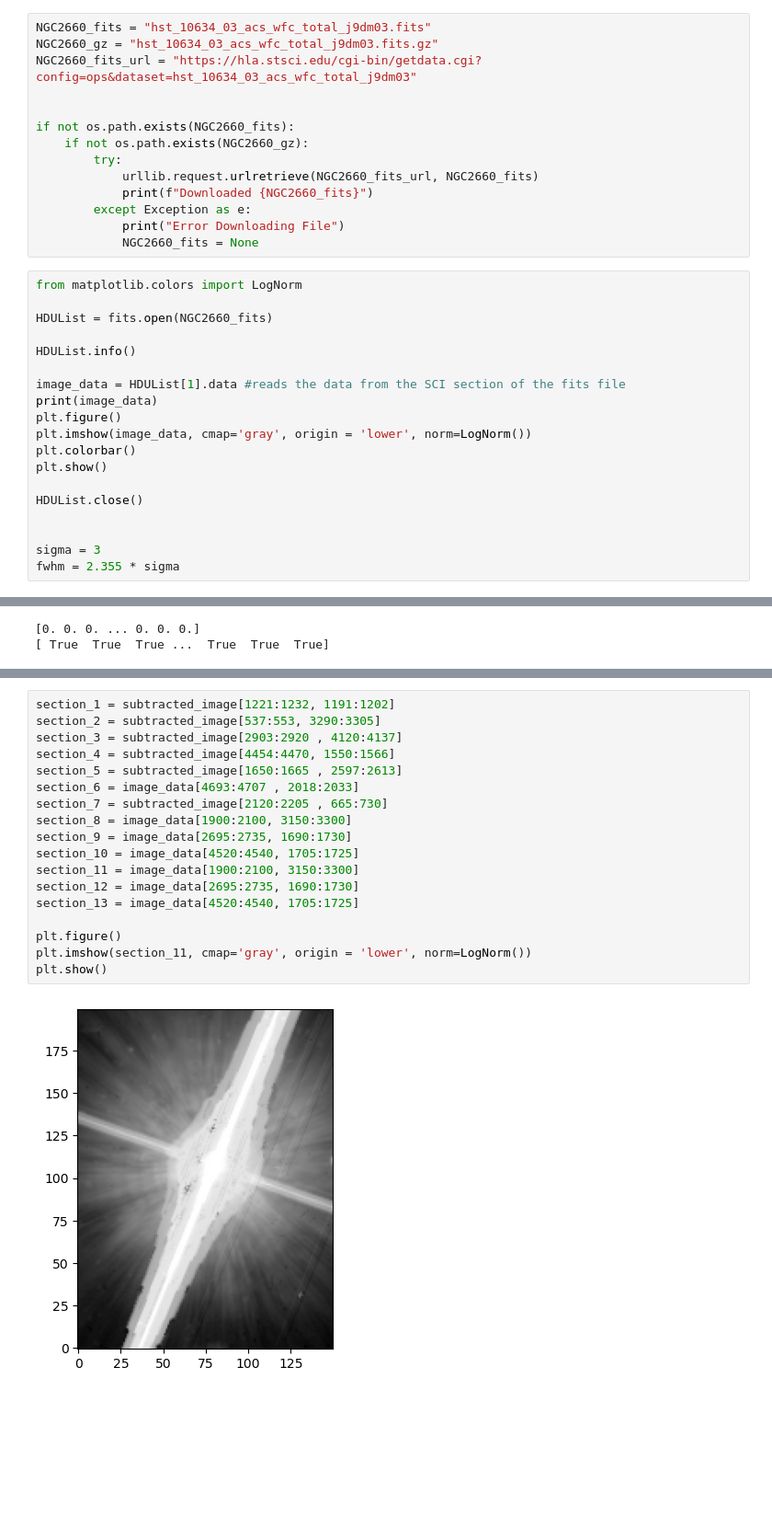
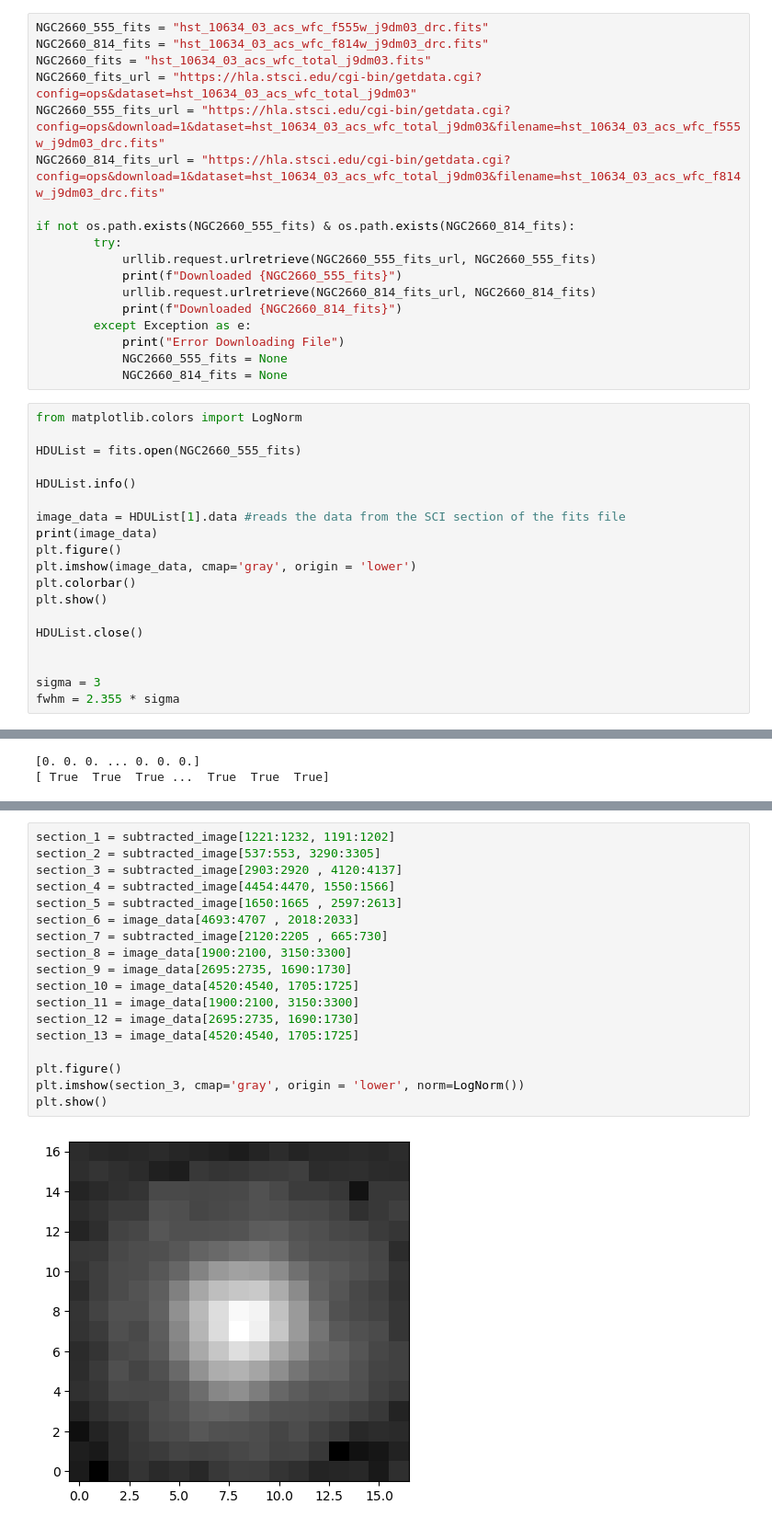
Before and after one commit to GravesTone5/Astro1221Project3, a Jupyter notebook: Project3.ipynb, the cells around one changed output, grey strips where cells are left out. Shown at 92% size. Drawn from its saved outputs; the diff is of its cells as text; blank space fills up the shorter version.

Commit message:
added new files to use, need to figure out why the mask is removing everything

```diff
--- a/Project3.ipynb
+++ b/Project3.ipynb
@@ -18,30 +18,34 @@ Requirement already satisfied: astropy-iers-data>=0.2025.9.29.0.35.48 in c:\user
 Requirement already satisfied: PyYAML>=6.0.0 in c:\users\voide\anaconda3\lib\site-packages (from astropy) (6.0.3)
 Requirement already satisfied: packaging>=22.0.0 in c:\users\voide\anaconda3\lib\site-packages (from astropy) (25.0)
 # %%
+NGC2660_555_fits = "hst_10634_03_acs_wfc_f555w_j9dm03_drc.fits"
+NGC2660_814_fits = "hst_10634_03_acs_wfc_f814w_j9dm03_drc.fits"
 NGC2660_fits = "hst_10634_03_acs_wfc_total_j9dm03.fits"
-NGC2660_gz = "hst_10634_03_acs_wfc_total_j9dm03.fits.gz"
 NGC2660_fits_url = "https://hla.stsci.edu/cgi-bin/getdata.cgi?config=ops&dataset=hst_10634_03_acs_wfc_total_j9dm03"
+NGC2660_555_fits_url = "https://hla.stsci.edu/cgi-bin/getdata.cgi?config=ops&download=1&dataset=hst_10634_03_acs_wfc_total_j9dm03&filename=hst_10634_03_acs_wfc_f555w_j9dm03_drc.fits"
+NGC2660_814_fits_url = "https://hla.stsci.edu/cgi-bin/getdata.cgi?config=ops&download=1&dataset=hst_10634_03_acs_wfc_total_j9dm03&filename=hst_10634_03_acs_wfc_f814w_j9dm03_drc.fits"
 
-
-if not os.path.exists(NGC2660_fits):
-    if not os.path.exists(NGC2660_gz):
+if not os.path.exists(NGC2660_555_fits) & os.path.exists(NGC2660_814_fits):
         try:
-            urllib.request.urlretrieve(NGC2660_fits_url, NGC2660_fits)
-            print(f"Downloaded {NGC2660_fits}")
+            urllib.request.urlretrieve(NGC2660_555_fits_url, NGC2660_555_fits)
+            print(f"Downloaded {NGC2660_555_fits}")
+            urllib.request.urlretrieve(NGC2660_814_fits_url, NGC2660_814_fits)
+            print(f"Downloaded {NGC2660_814_fits}")
         except Exception as e:
             print("Error Downloading File")
-            NGC2660_fits = None
+            NGC2660_555_fits = None
+            NGC2660_814_fits = None
 # %%
 from matplotlib.colors import LogNorm
 
-HDUList = fits.open(NGC2660_fits)
+HDUList = fits.open(NGC2660_555_fits)
 
 HDUList.info()
 
 image_data = HDUList[1].data #reads the data from the SCI section of the fits file
 print(image_data)
 plt.figure()
-plt.imshow(image_data, cmap='gray', origin = 'lower', norm=LogNorm())
+plt.imshow(image_data, cmap='gray', origin = 'lower')
 plt.colorbar()
 plt.show()
 
@@ -150,20 +154,20 @@ plt.show()
 # %%
 section_1 = subtracted_image[1221:1232, 1191:1202]
 section_2 = subtracted_image[537:553, 3290:3305]
 section_3 = subtracted_image[2903:2920 , 4120:4137]
 section_4 = subtracted_image[4454:4470, 1550:1566]
 section_5 = subtracted_image[1650:1665 , 2597:2613]
 section_6 = image_data[4693:4707 , 2018:2033]
 section_7 = subtracted_image[2120:2205 , 665:730]
 section_8 = image_data[1900:2100, 3150:3300]
 section_9 = image_data[2695:2735, 1690:1730]
 section_10 = image_data[4520:4540, 1705:1725]
 section_11 = image_data[1900:2100, 3150:3300]
 section_12 = image_data[2695:2735, 1690:1730]
 section_13 = image_data[4520:4540, 1705:1725]
 
 plt.figure()
-plt.imshow(section_11, cmap='gray', origin = 'lower', norm=LogNorm())
+plt.imshow(section_3, cmap='gray', origin = 'lower', norm=LogNorm())
 plt.show()
 # %% [output]
-[figure, old version]
+[figure, new version]
```
Also changed, not shown: parts of 2 cells of this notebook, 1 other file.
